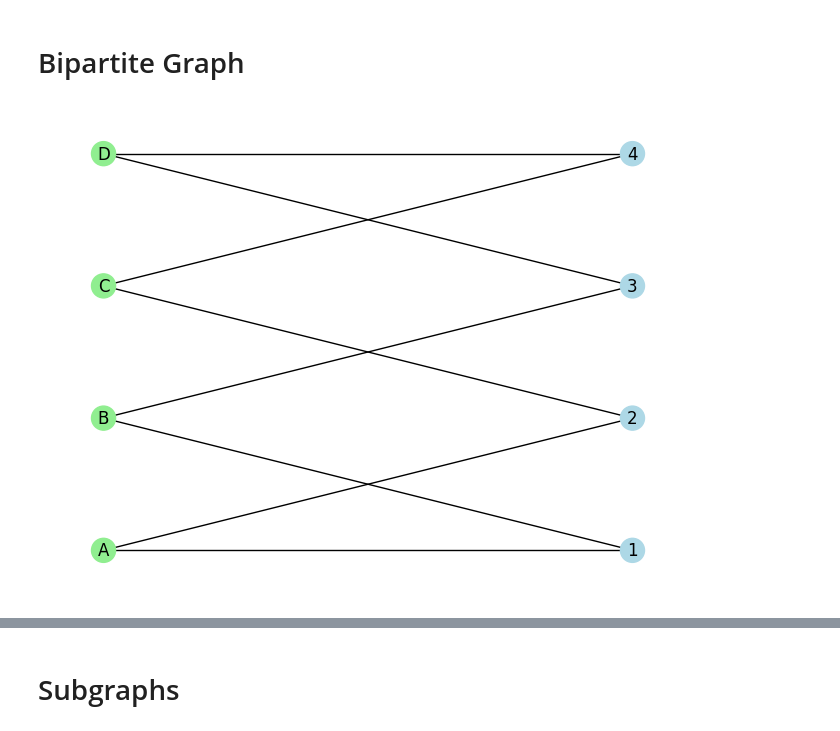
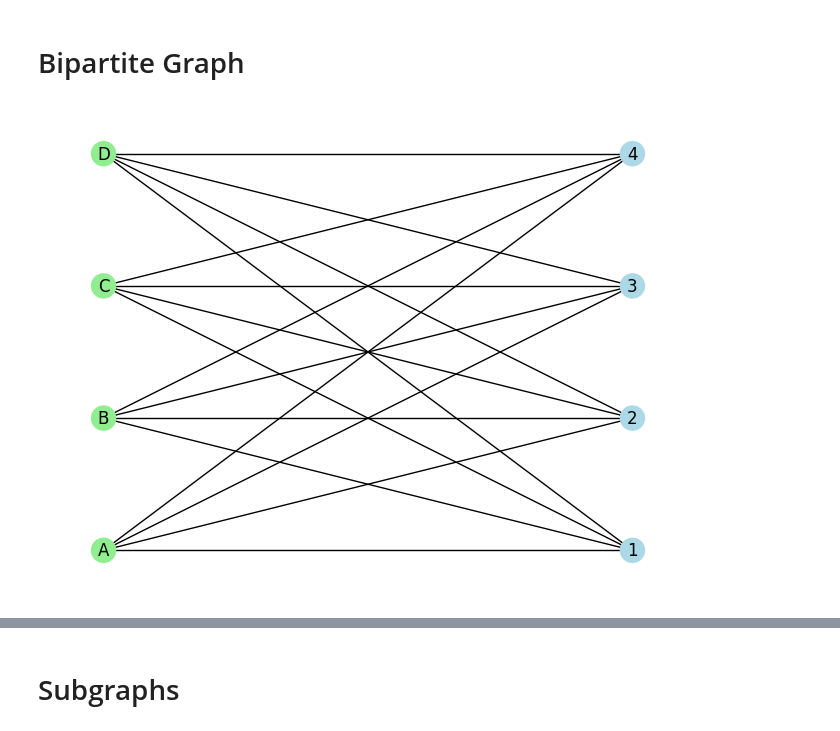
Before and after one commit to Renee-P/Discrete_Math_2, a Jupyter notebook: Assignments/Lecture_3-Pintor.ipynb, the cells around one changed output, grey strips where cells are left out. Drawn from its saved outputs; the diff is of its cells as text; code cells hidden in the pictures.

```diff
--- a/Assignments/Lecture_3-Pintor.ipynb
+++ b/Assignments/Lecture_3-Pintor.ipynb
@@ -243,33 +243,36 @@ When visualizing the graph, you'll notice that each node is connected to every o
 # %%
 import matplotlib.pyplot as plt
 import networkx as nx
 
 # Create a bipartite graph object
 G = nx.Graph()
 
 # Add nodes to the graph
 G.add_nodes_from(['A', 'B', 'C', 'D'], bipartite=0)  # Nodes A, B, C, D belong to one bipartite set
 G.add_nodes_from(['1', '2', '3', '4'], bipartite=1)  # Nodes 1, 2, 3, 4 belong to another bipartite set
 
 # Define the edges of the graph
-edge_list = [('A', '1'), ('A', '2'), ('B', '1'), ('B', '3'), ('C', '2'), ('C', '4'), ('D', '3'), ('D', '4')]
+edge_list = [('A', '1'), ('A', '2'), ('A', '3'), ('A', '4'),
+             ('B', '1'), ('B', '2'), ('B', '3'), ('B', '4'),
+             ('C', '1'), ('C', '2'), ('C', '3'), ('C', '4'),
+             ('D', '1'), ('D', '2'), ('D', '3'), ('D', '4')]
 
 # Add the edges to the graph
 G.add_edges_from(edge_list)
 
 # Define node colors
 node_colors = ['lightgreen' if node in ['A', 'B', 'C', 'D'] else 'lightblue' for node in G.nodes()]
 
 # Generate layout for the graph
 pos = nx.bipartite_layout(G, ['A', 'B', 'C', 'D'])
 
 # Draw the graph
 nx.draw(G, pos=pos, with_labels=True, node_color=node_colors)
 
 # Display the graph
 plt.show()
 # %% [output]
-[figure, old version]
+[figure, new version]
 # %% [markdown]
 **Explanation of the Generated Bipartite Graph:**
 
```
Also changed, not shown: parts of 9 cells of this notebook.
